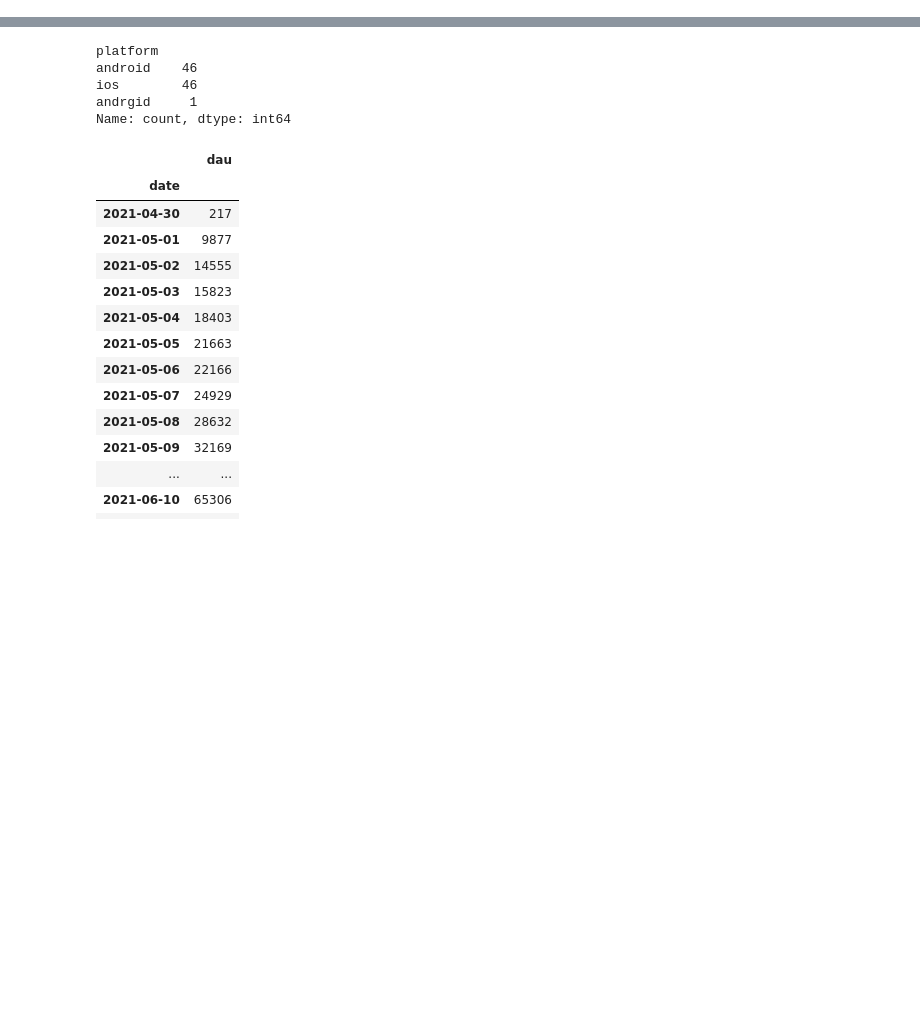
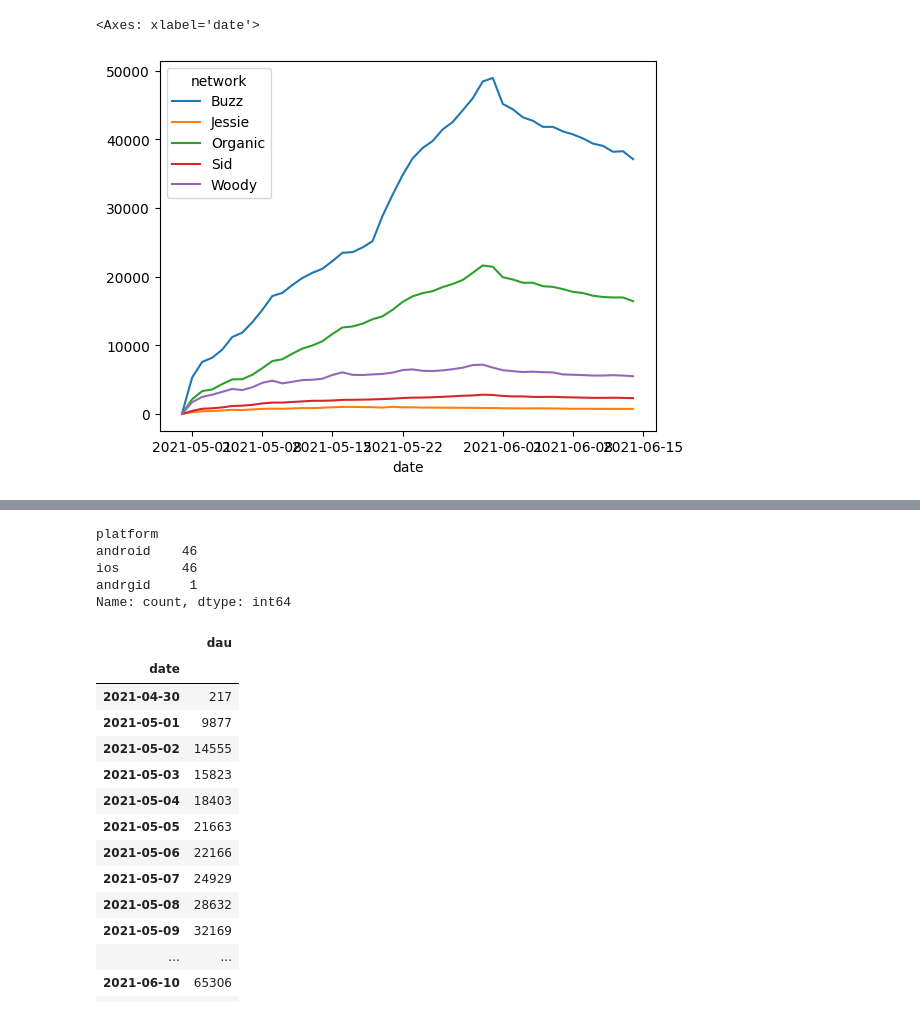
Before and after one commit to ybektas20/dream_case, a Jupyter notebook: eda.ipynb, the cells around one changed output, grey strips where cells are left out. Cells and saved outputs as stored; diff of their text form; code cells hidden in the pictures; blank space fills up the shorter version.

```diff
--- a/eda.ipynb
+++ b/eda.ipynb
@@ -65,0 +35,6 @@ dtype: int64
+# %%
+dau_by_network = analytics.dau_by_network()
+dau_by_network.pivot(index='date', columns='network', values='dau').plot()
+# %% [output]
+<Axes: xlabel='date'>
+[figure, added]
```
Also changed, not shown: parts of 42 cells of this notebook, 3 other files.
